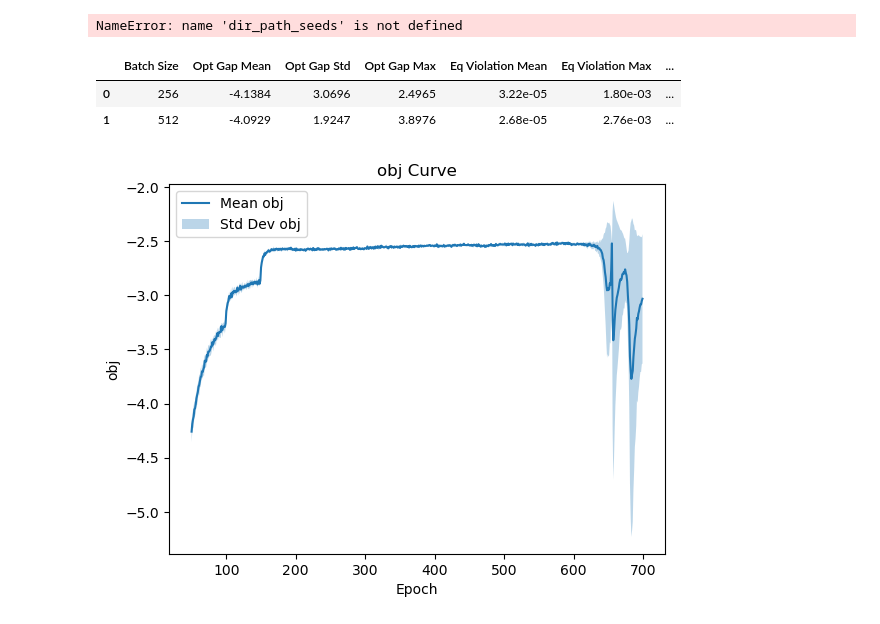
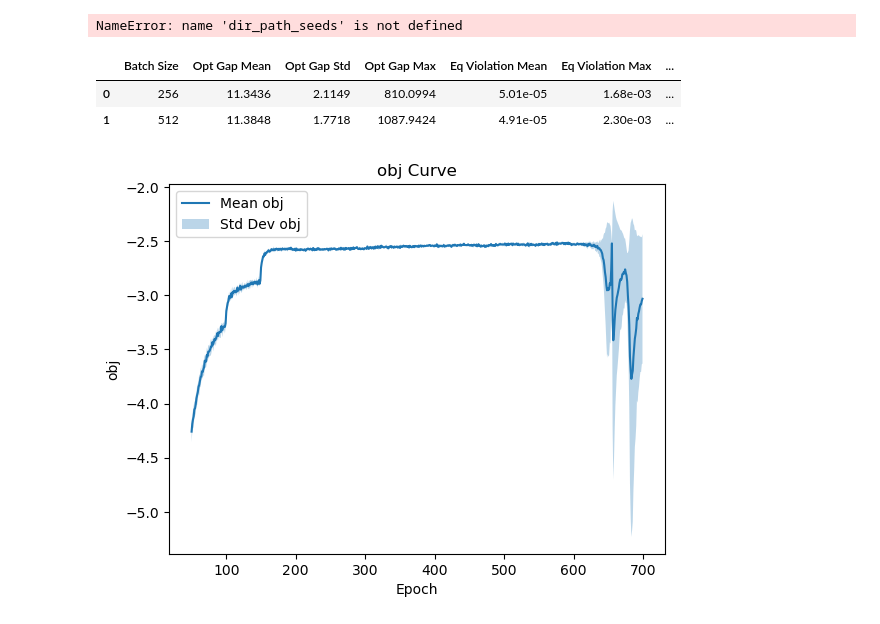
Before and after one commit to xkhainguyen/FSNet, a Jupyter notebook: results/get_results.ipynb, the cells around one changed output. Saved outputs shown, nothing was run; the diff lists cells and outputs as text; code cells hidden in the pictures.

```diff
--- a/results/get_results.ipynb
+++ b/results/get_results.ipynb
@@ -208,34 +208,38 @@ for key in mean_metrics.keys():
 # %% [output]
 NameError: name 'dir_path_seeds' is not defined
 # %%
+rel_path = "/home/khain/FSNet/"
+dir_path = "results/nonsmooth_nonconvex/socp/SOCPProblem-100-50-50-10000/20251023-152042_MLP_FSNet_seed3_dropout0.0/results.pkl"
+
+results = load_results(rel_path + dir_path)
 
 # Get batch comparison data from the loaded results
 batch_comparison = results['test_results']['batch_size_comparison']
 
 # Create a more readable DataFrame by expanding the metrics
 readable_data = []
 for batch_size, data in batch_comparison.items():
     metrics = data['metrics']
     row = {
         'Batch Size': batch_size,
         'Opt Gap Mean': f"{metrics['opt_gap_mean']:.4f}",
         'Opt Gap Std': f"{metrics['opt_gap_std']:.4f}",
         'Opt Gap Max': f"{metrics['opt_gap_max']:.4f}",
         'Eq Violation Mean': f"{metrics['eq_violation_l1_mean']:.2e}",
         'Eq Violation Max': f"{metrics['eq_violation_l1_max']:.2e}",
         'Ineq Violation Mean': f"{metrics['ineq_violation_l1_mean']:.2e}",
         'Ineq Violation Max': f"{metrics['ineq_violation_l1_max']:.2e}",
         'Average Batch Time (s)': f"{metrics['avg_inference_time']:.4f}",
     }
     readable_data.append(row)
 
 df_readable = pd.DataFrame(readable_data)
 df_readable_styled = df_readable.style.set_properties(**{'text-align': 'center'})
 display(df_readable_styled)
 # %% [output]
 |  | Batch Size | Opt Gap Mean | Opt Gap Std | Opt Gap Max | Eq Violation Mean | Eq Violation Max | ... |
-| 0 | 256 | -4.1384 | 3.0696 | 2.4965 | 3.22e-05 | 1.80e-03 | ... |
-| 1 | 512 | -4.0929 | 1.9247 | 3.8976 | 2.68e-05 | 2.76e-03 | ... |
+| 0 | 256 | 11.3436 | 2.1149 | 810.0994 | 5.01e-05 | 1.68e-03 | ... |
+| 1 | 512 | 11.3848 | 1.7718 | 1087.9424 | 4.91e-05 | 2.30e-03 | ... |
 # %%
 # multiple seeds
 dir_path_seeds = [
```
Also changed, not shown: parts of 3 cells of this notebook, 3 other files.
